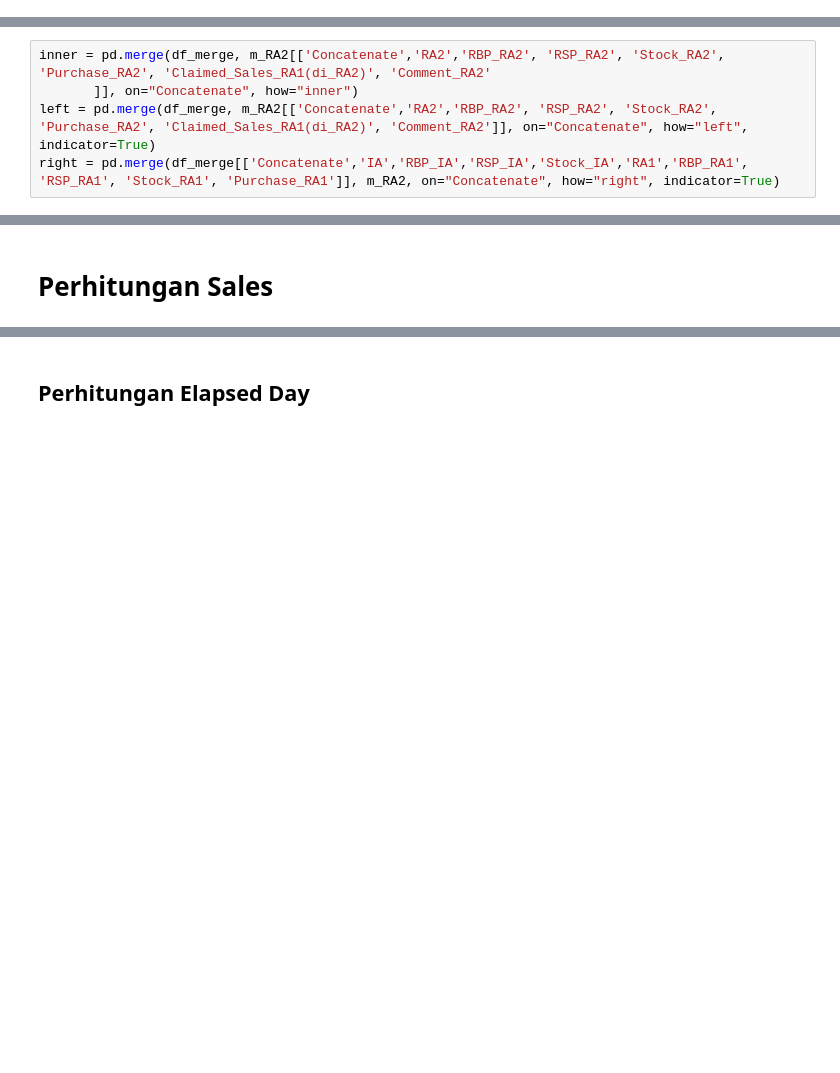
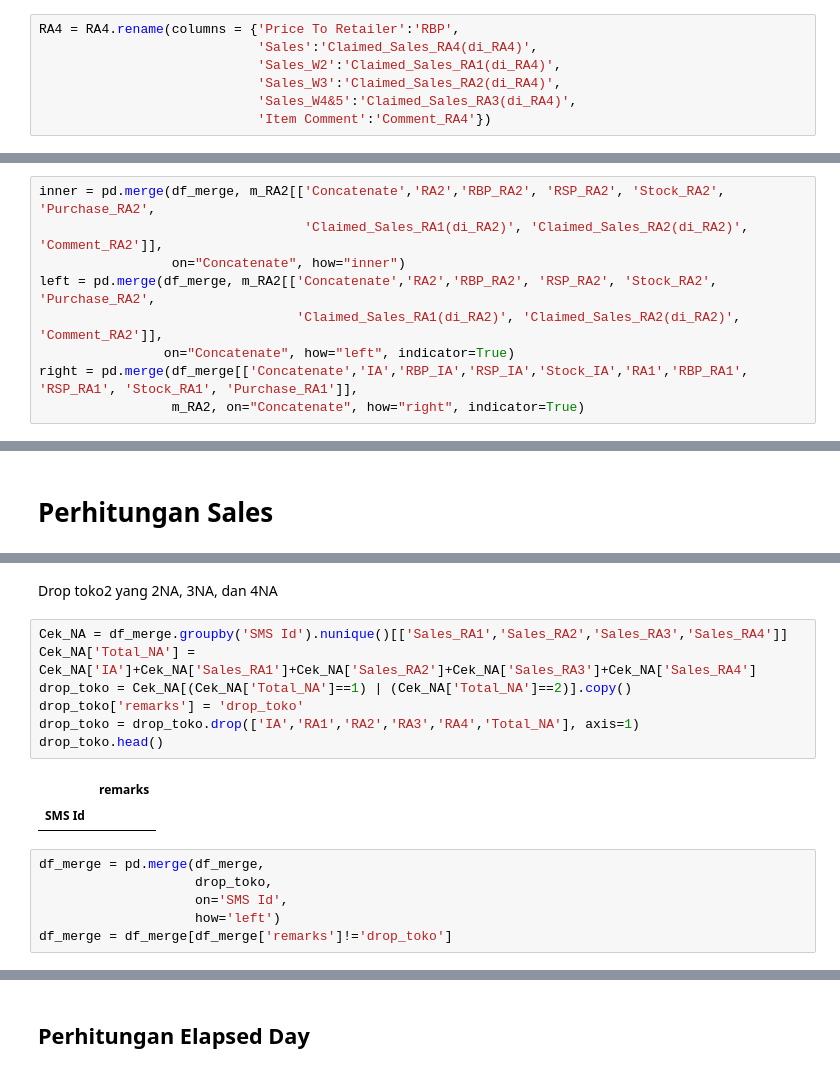
Before and after one commit to dyahrosita/Project, a Jupyter notebook: Project_JTI_5AO.ipynb, the cells around one changed output, grey strips where cells are left out. Saved outputs shown, nothing was run; the diff lists cells and outputs as text; blank space fills up the shorter version.

```diff
--- a/Project_JTI_5AO.ipynb
+++ b/Project_JTI_5AO.ipynb
@@ -426,6 +424,13 @@ RA4.columns = RA4.columns.str.replace(
             'Sales_W3','Claimed_Sales_RA2(di_RA4)').str.replace(
                 'Sales_W4&5', 'Claimed_Sales_RA3(di_RA4)').str.replace(
                     'Item Comment','Comment_RA4')
+# %%
+RA4 = RA4.rename(columns = {'Price To Retailer':'RBP',
+                            'Sales':'Claimed_Sales_RA4(di_RA4)',
+                            'Sales_W2':'Claimed_Sales_RA1(di_RA4)',
+                            'Sales_W3':'Claimed_Sales_RA2(di_RA4)',
+                            'Sales_W4&5':'Claimed_Sales_RA3(di_RA4)',
+                            'Item Comment':'Comment_RA4'})
 # %%
 '''new_RA3 = RA3[['SMS Id','Visit Date']].drop_duplicates()
 new_RA3.columns = new_RA3.columns.str.replace('Visit Date', 'Prev_Visit Date')
@@ -475,10 +480,14 @@ df_merge.shape
 # %% [markdown]
 ### Merge DataFrame IA+RA1 dan RA2
 # %%
-inner = pd.merge(df_merge, m_RA2[['Concatenate','RA2','RBP_RA2', 'RSP_RA2', 'Stock_RA2', 'Purchase_RA2', 'Claimed_Sales_RA1(di_RA2)', 'Comment_RA2'
-       ]], on="Concatenate", how="inner")
-left = pd.merge(df_merge, m_RA2[['Concatenate','RA2','RBP_RA2', 'RSP_RA2', 'Stock_RA2', 'Purchase_RA2', 'Claimed_Sales_RA1(di_RA2)', 'Comment_RA2']], on="Concatenate", how="left", indicator=True)
-right = pd.merge(df_merge[['Concatenate','IA','RBP_IA','RSP_IA','Stock_IA','RA1','RBP_RA1', 'RSP_RA1', 'Stock_RA1', 'Purchase_RA1']], m_RA2, on="Concatenate", how="right", indicator=True)
+inner = pd.merge(df_merge, m_RA2[['Concatenate','RA2','RBP_RA2', 'RSP_RA2', 'Stock_RA2', 'Purchase_RA2',
+                                  'Claimed_Sales_RA1(di_RA2)', 'Claimed_Sales_RA2(di_RA2)', 'Comment_RA2']],
+                 on="Concatenate", how="inner")
+left = pd.merge(df_merge, m_RA2[['Concatenate','RA2','RBP_RA2', 'RSP_RA2', 'Stock_RA2', 'Purchase_RA2',
+                                 'Claimed_Sales_RA1(di_RA2)', 'Claimed_Sales_RA2(di_RA2)', 'Comment_RA2']],
+                on="Concatenate", how="left", indicator=True)
+right = pd.merge(df_merge[['Concatenate','IA','RBP_IA','RSP_IA','Stock_IA','RA1','RBP_RA1', 'RSP_RA1', 'Stock_RA1', 'Purchase_RA1']],
+                 m_RA2, on="Concatenate", how="right", indicator=True)
 # %%
 inner.shape
 # %% [output]
@@ -592,0 +595,18 @@ df_merge.head()
+# %% [markdown]
+Drop toko2 yang 2NA, 3NA, dan 4NA
+# %%
+Cek_NA = df_merge.groupby('SMS Id').nunique()[['Sales_RA1','Sales_RA2','Sales_RA3','Sales_RA4']]
+Cek_NA['Total_NA'] = Cek_NA['IA']+Cek_NA['Sales_RA1']+Cek_NA['Sales_RA2']+Cek_NA['Sales_RA3']+Cek_NA['Sales_RA4']
+drop_toko = Cek_NA[(Cek_NA['Total_NA']==1) | (Cek_NA['Total_NA']==2)].copy()
+drop_toko['remarks'] = 'drop_toko'
+drop_toko = drop_toko.drop(['IA','RA1','RA2','RA3','RA4','Total_NA'], axis=1)
+drop_toko.head()
+# %% [output]
+|  | remarks |
+| SMS Id |  |
+# %%
+df_merge = pd.merge(df_merge,
+                    drop_toko,
+                    on='SMS Id',
+                    how='left')
+df_merge = df_merge[df_merge['remarks']!='drop_toko']
```
Also changed, not shown: parts of 43 cells of this notebook.
